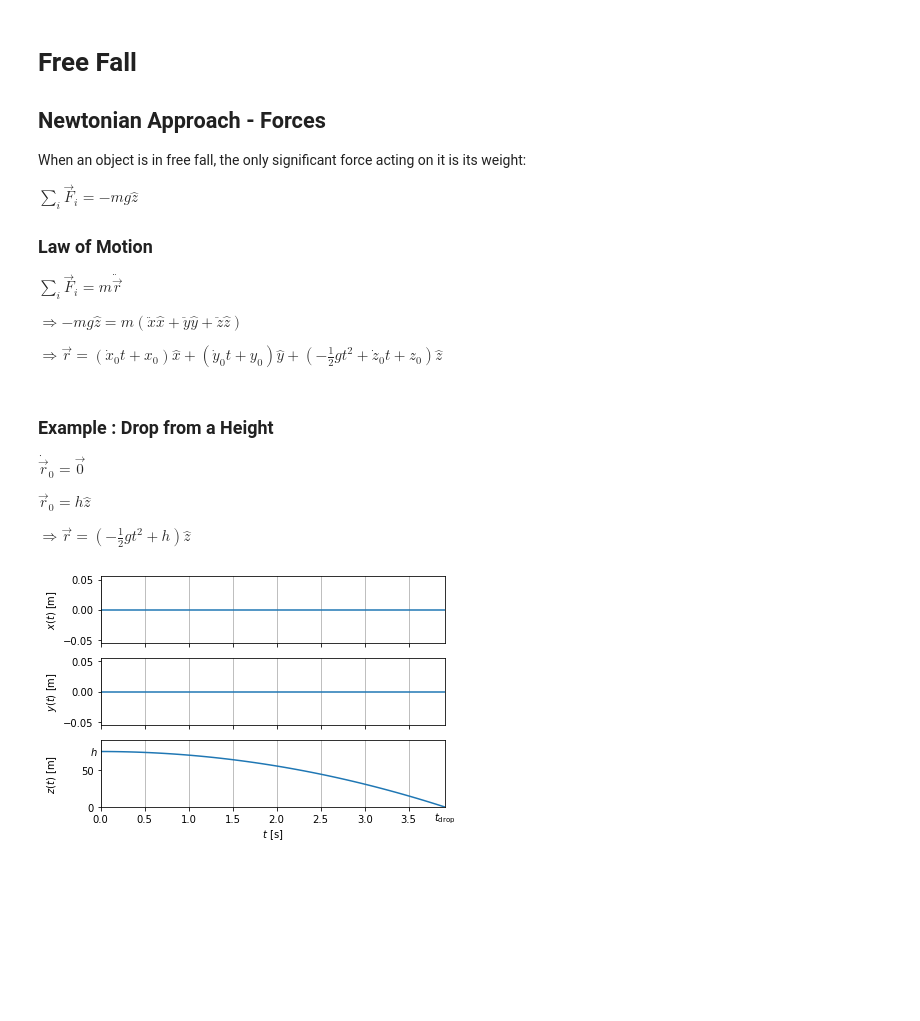
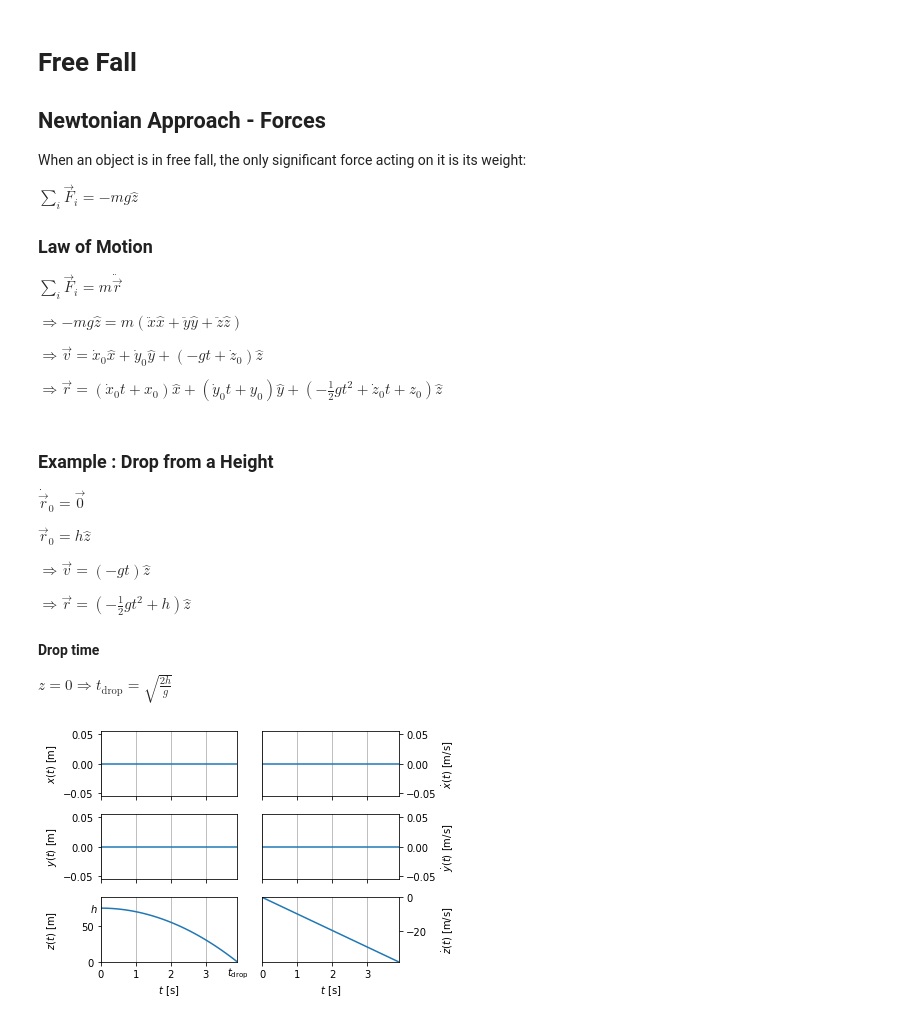
Before and after one commit to williamdparker/classical-mechanics, a Jupyter notebook: main.ipynb, the cells around one changed output. Saved outputs shown, nothing was run; the diff lists cells and outputs as text; code cells hidden in the pictures; blank space fills up the shorter version.

```diff
--- a/main.ipynb
+++ b/main.ipynb
@@ -11,6 +11,8 @@ $\sum_i \vec{F}_i = m \ddot{\vec{r}}$
 
 $\Rightarrow -mg\hat{z} = m\left(\ddot{x}\hat{x} + \ddot{y}\hat{y} + \ddot{z}\hat{z} \right)$
 
+$\Rightarrow \vec{v} = \dot{x}_0 \hat{x} + \dot{y}_0 \hat{y} + \left(- gt + \dot{z}_0 \right) \hat{z}$
+
 $\Rightarrow \vec{r} = \left( \dot{x}_0 t + x_0 \right) \hat{x} + \left( \dot{y}_0 t + y_0 \right) \hat{y} + \left( -\frac{1}{2}g t^2 + \dot{z}_0 t + z_0 \right) \hat{z}$
 # %% [markdown]
 ### Example : Drop from a Height
@@ -18,7 +20,12 @@ $\dot{\vec{r}}_0 = \vec{0}$
 
 $\vec{r}_0 = h\hat{z}$
 
+$\Rightarrow \vec{v} = \left(-gt\right) \hat{z}$
+
 $\Rightarrow \vec{r} = \left( -\frac{1}{2} g t^2 + h \right) \hat{z}$
+
+#### Drop time
+$z = 0 \Rightarrow t_\text{drop} = \sqrt{\frac{2 h}{g}}$
 # %%
 import matplotlib.pyplot as plt
 import numpy as np
@@ -28,67 +35,60 @@ start_time = 0.                                 # t_0 = 0 s
 height = 75.                                    # h [in m]
 standard_gravity = 9.80665                      # g [in m/s/s]
 
 # Calculate simulation end time
 drop_time = np.sqrt(2*height/standard_gravity)  # t_drop = sqrt(2 h/g)  [in s]
 
 # Set up array of times for which the positions and velocities will be calculated
 times = np.linspace(start_time, drop_time)
 
 # Calculate positions and velocities for all times
 # r = (0, 0, -(1/2) g t^2 + h)
 positions = [np.zeros(len(times)),
              np.zeros(len(times)),
              -0.5*standard_gravity*times**2+height]
 # v = (0, 0, -g t)
-# velocities = [np.zeros(len(times)),
-#               np.zeros(len(times)),
-#               -standard_gravity*times]
-#
+velocities = [np.zeros(len(times)),
+              np.zeros(len(times)),
+              -standard_gravity*times]
+
 # Put r & v in a single array to loop over for subplots
-# variables = [positions, velocities]
+variables = [positions, velocities]
 
 # Set up matplotlib subplots [sharex=True to only label x-axis on bottom plot]
-figure, axes = plt.subplots(3, sharex=True)
-# variable_number = len(variables)      # 2 = position & velocity
-# dimension_number = len(variables[0])  # 3 = x, y, z
-# figure, axes = plt.subplots(variable_number, dimension_number, sharex=True)
+variable_number = len(variables)      # 2 = position & velocity
+dimension_number = len(variables[0])  # 3 = x, y, z
+figure, axes = plt.subplots(dimension_number, variable_number, sharex=True)
 
 # Set up labels for y-axes
 position_labels = [r'$x(t)$ [m]', r'$y(t)$ [m]', r'$z(t)$ [m]']
-# velocity_labels = [r'$\dot{x}(t)$ [m]', r'$\dot{y}(t)$ [m]', r'$\dot{z}(t)$ [m]']
-# variable_labels = [position_labels, velocity_labels]
-
-
-for i in range(len(position_labels)):
-    axes[i].plot(times, positions[i])
-    axes[i].set(ylabel=position_labels[i] )
-    axes[i].grid(axis='x')
-    axes[i].set_xlim([times[0], times[-1]])
-    position_extrema = [np.min(positions[i]), np.max(positions[i])]
-    if position_extrema[0] != position_extrema[1]:
-        axes[i].set_ylim([position_extrema[0], 1.2*position_extrema[1]])
+velocity_labels = [r'$\dot{x}(t)$ [m/s]', r'$\dot{y}(t)$ [m/s]', r'$\dot{z}(t)$ [m/s]']
+variable_labels = [position_labels, velocity_labels]
 
 # Loop over r & v in each spatial dimension
-# for variable_index in range(len(variable_labels)):
-#     for dimension_index = in range(len(variable_labels[variable_index])):
-#         axes[dimension_index, variable_index].plot(times, variables[variable_index][dimension_index])
-#         axes[dimension_index, variable_index].set(ylabel=variable_labels[variable_index][dimension_index])
-#         axes[dimension_index, variable_index].grid(axis='x')
-#         position_extrema = [np.min(variables[variable_index][dimension_index]), np.max(variables[variable_index][dimension_index])]
-#         if position_extrema[0] != position_extrema[1]:
-#            axes[i].set_ylim([position_extrema[0], 1.2*position_extrema[1]])
-
-plt.xlabel(r'$t$ [s]')  # label x-axis
+for variable_index in range(len(variable_labels)):
+    for dimension_index in range(len(variable_labels[variable_index])):
+        axes[dimension_index][variable_index].plot(times, variables[variable_index][dimension_index])
+        axes[dimension_index][variable_index].set_ylabel(variable_labels[variable_index][dimension_index])
+        axes[dimension_index][variable_index].grid(axis='x')
+        axes[dimension_index][variable_index].set_xlim([times[0], times[-1]])
+        variable_extrema = [np.min(variables[variable_index][dimension_index]), np.max(variables[variable_index][dimension_index])]
+        if variable_extrema[0] != variable_extrema[1]:
+            axes[dimension_index, variable_index].set_ylim([variable_extrema[0], 1.2*variable_extrema[1]])
+        if variable_index % 2 == 1:
+            axes[dimension_index][variable_index].yaxis.set_label_position('right')
+            axes[dimension_index][variable_index].yaxis.tick_right()
+    axes[2][variable_index].set_xlabel(r'$t$ [s]')  # label x-axis
 
 # Label important points on subplots
-axes[2].text(-0.02*times[-1], height, r'$h$', va='center', ha='center')           # h on z(t)
-axes[2].text(drop_time, -0.2*height, r'$t_{\rm drop}$', va='center', ha='center')  #
+axes[2][0].text(-0.05*times[-1], height, r'$h$', va='center', ha='center')           # h on z(t)
+axes[2][0].text(drop_time, -0.2*height, r'$t_{\rm drop}$', va='center', ha='center')  #
 
 # Format plot
 figure.tight_layout()  # minimize white space between subplots
 figure.align_labels()  # line up axis labels on subplots
+plt.show()
 # %% [output]
-[figure, old version]
+[figure, new version]
 # %% [markdown]
 ### Example : Horizontal Launch from a Cliff
 $\dot{\vec{r}}_0 = v_0\hat{x}$
```
Also changed, not shown: parts of 4 cells of this notebook.
